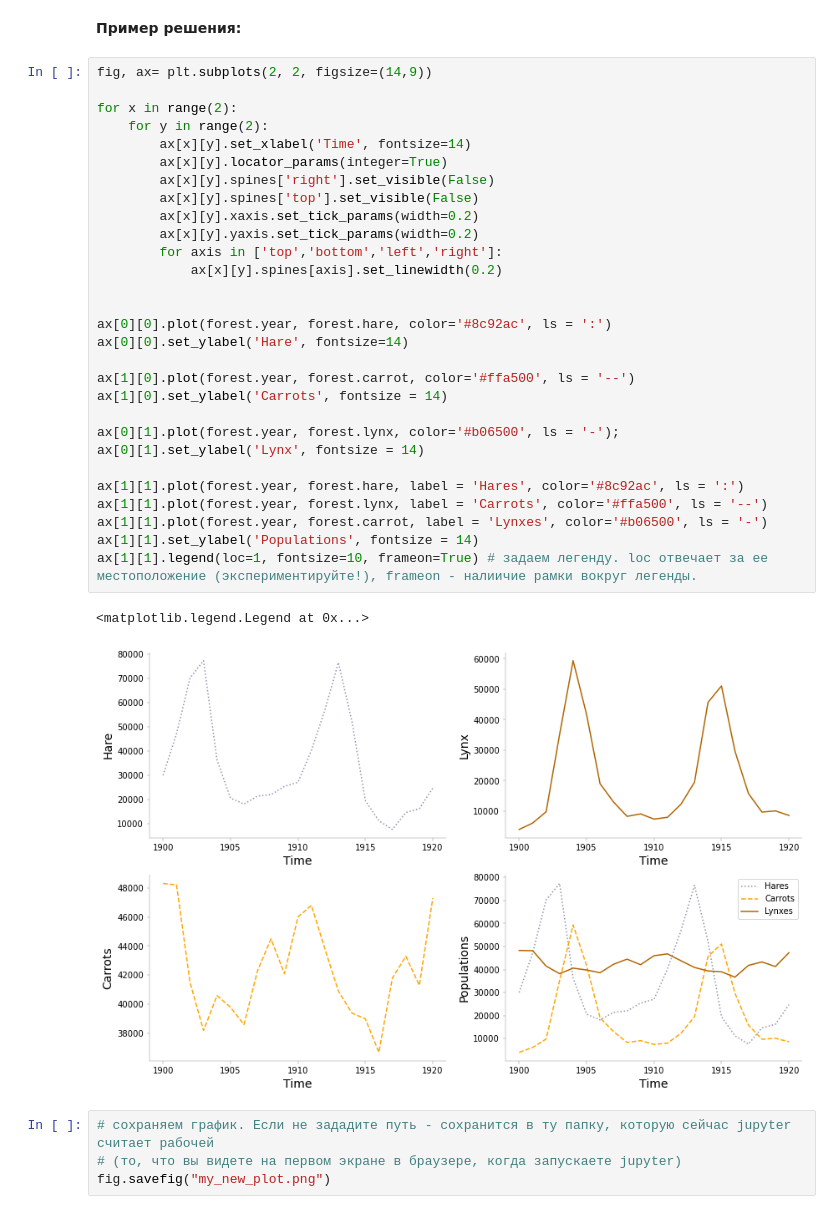
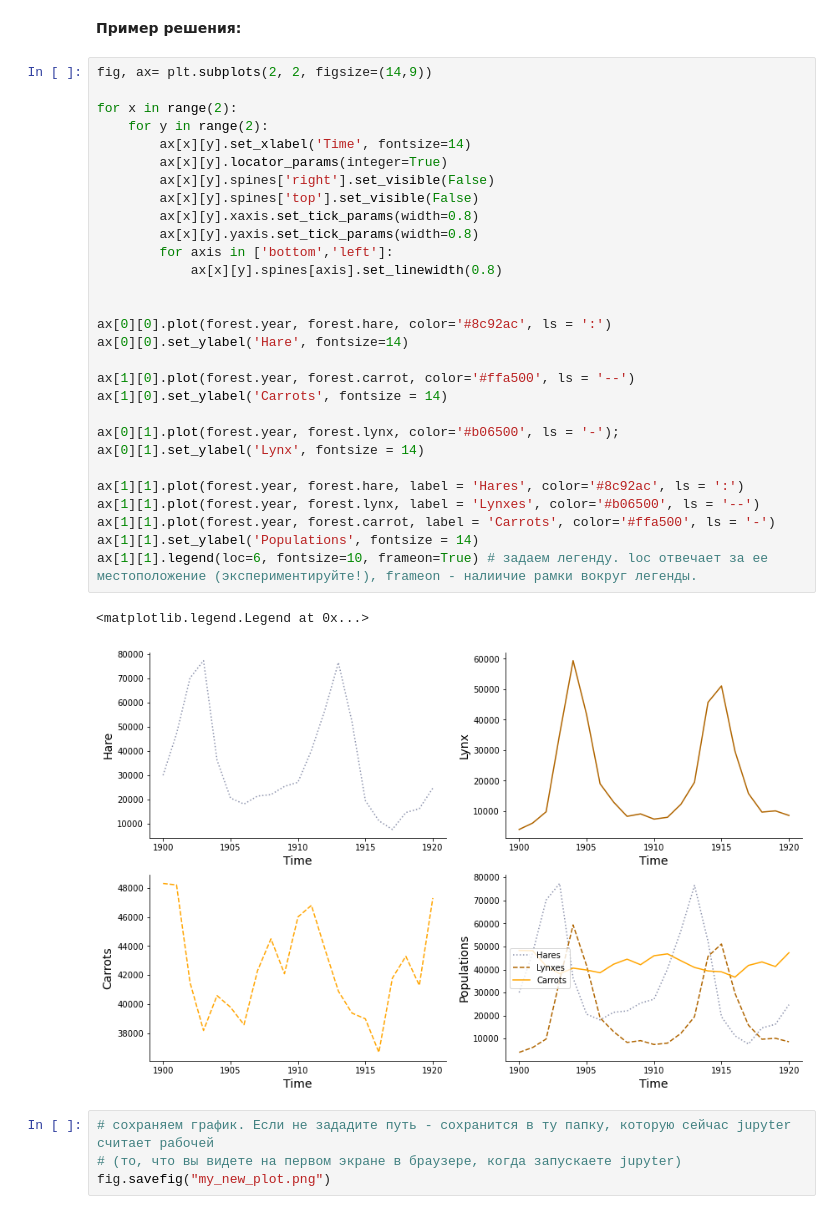
Before and after one commit to pileyan/DPO_Python_22_23, a Jupyter notebook: lect16_Visualization + SQL/Viz.ipynb, the cells around one changed output. Cells and saved outputs as stored; diff of their text form.

```diff
--- a/lect16_Visualization + SQL/Viz.ipynb
+++ b/lect16_Visualization + SQL/Viz.ipynb
@@ -173,35 +177,35 @@ for x in range(2):
 # %%
 fig, ax= plt.subplots(2, 2, figsize=(14,9))
 
 for x in range(2):
     for y in range(2):
         ax[x][y].set_xlabel('Time', fontsize=14)
         ax[x][y].locator_params(integer=True)
         ax[x][y].spines['right'].set_visible(False)
         ax[x][y].spines['top'].set_visible(False)
-        ax[x][y].xaxis.set_tick_params(width=0.2)
-        ax[x][y].yaxis.set_tick_params(width=0.2)
-        for axis in ['top','bottom','left','right']:
-            ax[x][y].spines[axis].set_linewidth(0.2)
+        ax[x][y].xaxis.set_tick_params(width=0.8)
+        ax[x][y].yaxis.set_tick_params(width=0.8)
+        for axis in ['bottom','left']:
+            ax[x][y].spines[axis].set_linewidth(0.8)
 
 
 ax[0][0].plot(forest.year, forest.hare, color='#8c92ac', ls = ':')
 ax[0][0].set_ylabel('Hare', fontsize=14)
 
 ax[1][0].plot(forest.year, forest.carrot, color='#ffa500', ls = '--')
 ax[1][0].set_ylabel('Carrots', fontsize = 14)
 
 ax[0][1].plot(forest.year, forest.lynx, color='#b06500', ls = '-');
 ax[0][1].set_ylabel('Lynx', fontsize = 14)
 
 ax[1][1].plot(forest.year, forest.hare, label = 'Hares', color='#8c92ac', ls = ':')
-ax[1][1].plot(forest.year, forest.lynx, label = 'Carrots', color='#ffa500', ls = '--')
-ax[1][1].plot(forest.year, forest.carrot, label = 'Lynxes', color='#b06500', ls = '-')
+ax[1][1].plot(forest.year, forest.lynx, label = 'Lynxes', color='#b06500', ls = '--')
+ax[1][1].plot(forest.year, forest.carrot, label = 'Carrots', color='#ffa500', ls = '-')
 ax[1][1].set_ylabel('Populations', fontsize = 14)
-ax[1][1].legend(loc=1, fontsize=10, frameon=True) # задаем легенду. loc отвечает за ее местоположение (экспериментируйте!), frameon - налиичие рамки вокруг легенды.
+ax[1][1].legend(loc=6, fontsize=10, frameon=True) # задаем легенду. loc отвечает за ее местоположение (экспериментируйте!), frameon - налиичие рамки вокруг легенды.
 # %% [output]
 <matplotlib.legend.Legend at 0x...>
-[figure, old version]
+[figure, new version]
 # %%
 # сохраняем график. Если не зададите путь - сохранится в ту папку, которую сейчас jupyter считает рабочей
 # (то, что вы видете на первом экране в браузере, когда запускаете jupyter)
```
Also changed, not shown: parts of 11 cells of this notebook, 15 other files.
